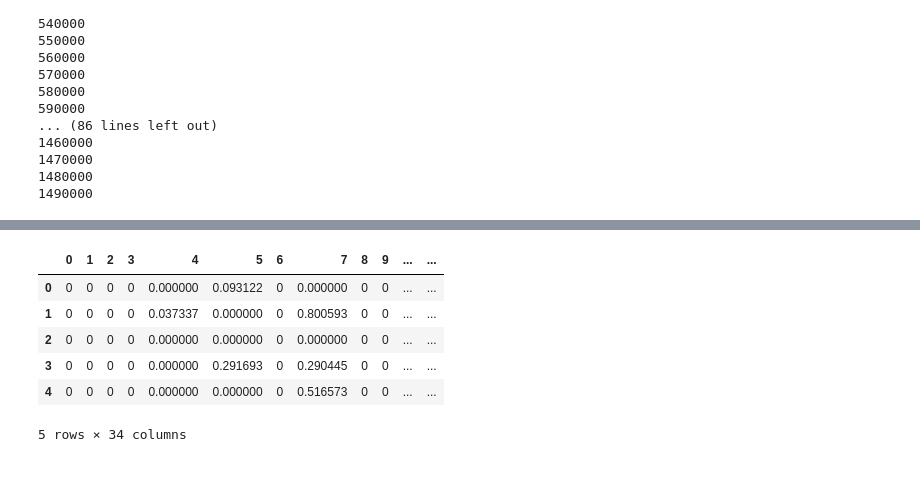
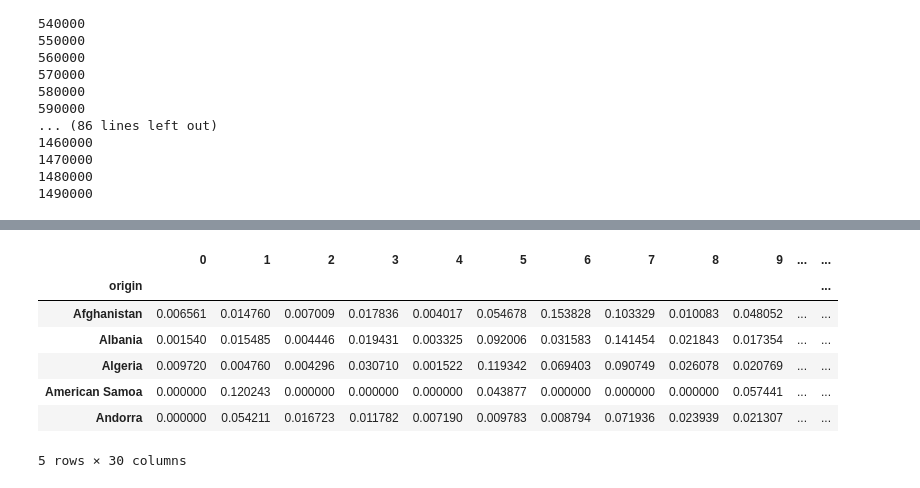
Before and after one commit to soorajmr/moviemeta, a Jupyter notebook: notebooks/origin_visualization-Copy1.ipynb, the cells around one changed output, grey strips where cells are left out. Cells and saved outputs as stored; diff of their text form; code cells hidden in the pictures.

```diff
--- a/notebooks/origin_visualization-Copy1.ipynb
+++ b/notebooks/origin_visualization-Copy1.ipynb
@@ -32,3 +21,7 @@ Now we have created a dataframe with the topic distribution for every movie. We
+# %%
+imdb_topic_df = pd.read_csv(dropbox + 'imdb_topic_df.csv')
+imdb_topic_df = imdb_topic_df.set_index('Unnamed: 0')
+imdb_topic_df = imdb_topic_df.drop('Unnamed: 0.1', axis=1)
 # %%
 imdb_topic_df.head()
 # %% [output]
@@ -91,3 +84,9 @@ See the caveats in the documentation: http://pandas.pydata.org/pandas-docs/stabl
 1470000
 1480000
 1490000
+# %%
+imdb_meta_2007_2015 = pd.read_csv(dropbox + 'imdb_meta_2007_2015.csv')
+imdb_meta_2007_2015 = imdb_meta_2007_2015.set_index('Unnamed: 0')
+imdb_meta_2007_2015 = imdb_meta_2007_2015[imdb_meta_2007_2015.index.isin(imdb_topic_df.index)]
+imdb_meta_2007_2015 = imdb_meta_2007_2015.drop('Unnamed: 0.1', axis=1)
+imdb_meta_2007_2015.head()
@@ -100,10 +113,15 @@ imdb_topic_df = pd.concat([imdb_topic_df, imdb_meta_2007_2015[['origin']]], axis
+# %%
+#topic score for each origin & total number of movies produced in each origin
+topic_score_mean= imdb_topic_df.groupby('origin').mean().drop('year', axis=1)
+num_movies = imdb_topic_df.groupby('origin').count()['0']
 # %%
-imdb_topic_df.head()
+topic_score_mean.head()
 # %% [output]
 |  | 0 | 1 | 2 | 3 | 4 | 5 | 6 | 7 | 8 | 9 | ... | ... |
-| 0 | 0 | 0 | 0 | 0 | 0.000000 | 0.093122 | 0 | 0.000000 | 0 | 0 | ... | ... |
-| 1 | 0 | 0 | 0 | 0 | 0.037337 | 0.000000 | 0 | 0.800593 | 0 | 0 | ... | ... |
-| 2 | 0 | 0 | 0 | 0 | 0.000000 | 0.000000 | 0 | 0.000000 | 0 | 0 | ... | ... |
-| 3 | 0 | 0 | 0 | 0 | 0.000000 | 0.291693 | 0 | 0.290445 | 0 | 0 | ... | ... |
-| 4 | 0 | 0 | 0 | 0 | 0.000000 | 0.000000 | 0 | 0.516573 | 0 | 0 | ... | ... |
+| origin |  |  |  |  |  |  |  |  |  |  |  | ... |
+| Afghanistan | 0.006561 | 0.014760 | 0.007009 | 0.017836 | 0.004017 | 0.054678 | 0.153828 | 0.103329 | 0.010083 | 0.048052 | ... | ... |
+| Albania | 0.001540 | 0.015485 | 0.004446 | 0.019431 | 0.003325 | 0.092006 | 0.031583 | 0.141454 | 0.021843 | 0.017354 | ... | ... |
+| Algeria | 0.009720 | 0.004760 | 0.004296 | 0.030710 | 0.001522 | 0.119342 | 0.069403 | 0.090749 | 0.026078 | 0.020769 | ... | ... |
+| American Samoa | 0.000000 | 0.120243 | 0.000000 | 0.000000 | 0.000000 | 0.043877 | 0.000000 | 0.000000 | 0.000000 | 0.057441 | ... | ... |
+| Andorra | 0.000000 | 0.054211 | 0.016723 | 0.011782 | 0.007190 | 0.009783 | 0.008794 | 0.071936 | 0.023939 | 0.021307 | ... | ... |
-5 rows × 34 columns
+5 rows × 30 columns
```
Also changed, not shown: parts of 23 cells of this notebook, 2 other files.
